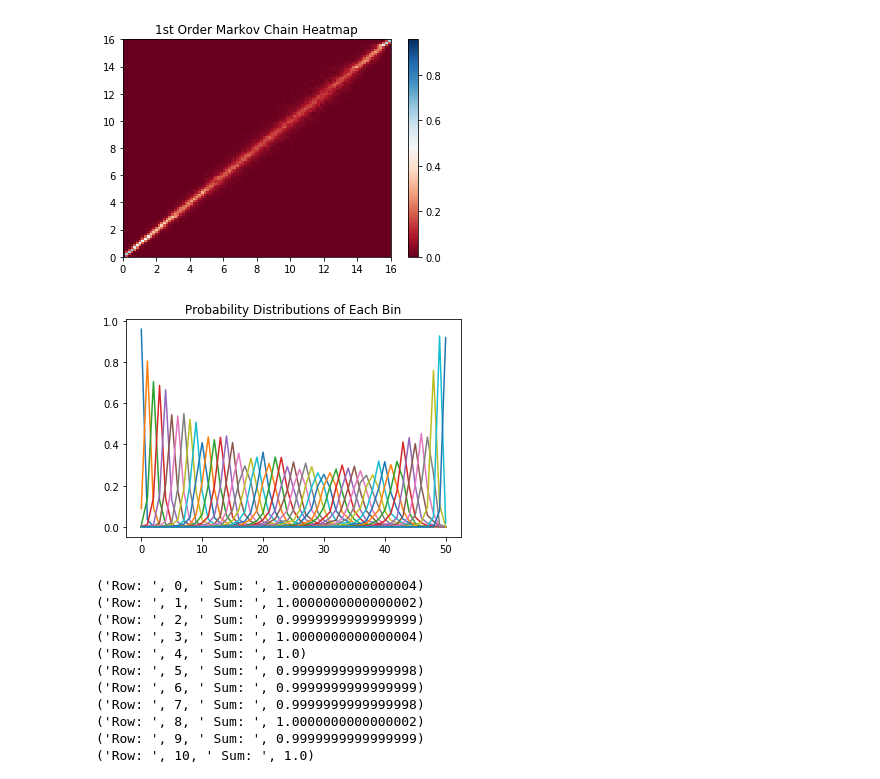
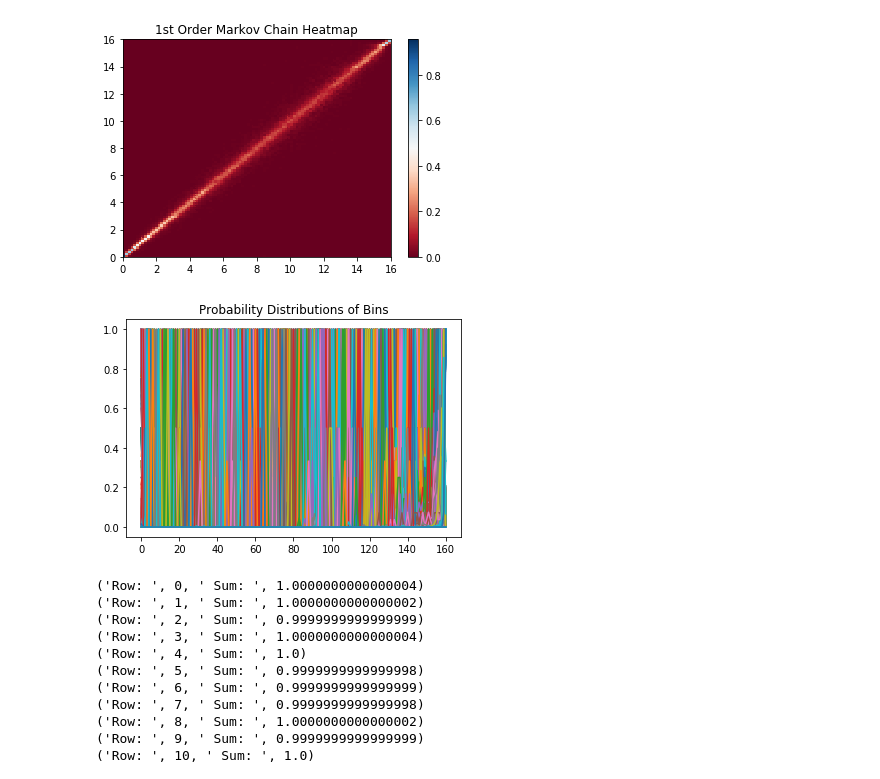
Before and after one commit to divyam-khandelwal/Thesis-Wind-Power-Prediction-Model, a Jupyter notebook: Wind Data Analysis.ipynb, the cells around one changed output. Drawn from its saved outputs; the diff is of its cells as text; code cells hidden in the pictures.

Commit message:
Generated first order Markov distributions

```diff
--- a/Wind Data Analysis.ipynb
+++ b/Wind Data Analysis.ipynb
@@ -139,31 +181,6 @@ for index, row in enumerate(transition_mtx):
 #### - Checking for independence of state transition events
 #### P( State S[t+1] reached from State S[t] | State S[i] was before State S[t])
 #### = P( State S[t+1] reached from State S[t]) # To guarantee first-order independence
-# %%
-# Construct a second order transition matrix
-second_order_transition_mtx = [[0.0 for i in range(n_bins + 1)] for j in range((n_bins + 1)**2)]
-
-# Initial assumption
-first_power_state = init_power
-second_power_state = data['Power'][1]
-
-for index, row in data.iterrows():
-
-    prev_power_first_idx = int(first_power_state / bin_size)
-    prev_power_second_idx = int(second_power_state / bin_size)
-
-    first_power_state = second_power_state
-    second_power_state = row['Power']
-
-    curr_power_idx = int(second_power_state / bin_size)
-
-    # Update transition matrix
-    #print(prev_power_first_idx * n_bins + prev_power_second_idx)
-    second_order_transition_mtx[prev_power_first_idx * n_bins + prev_power_second_idx][curr_power_idx] += 1
-
-    latest_power_val = row['Power']
-
-num_data_points = data['Power'].count()
 # %% [markdown]
 #### Error Factor == {P(E1) - P(E1.E2)/P(E2)}
 # %%
@@ -378,18 +395,18 @@ plt.show()
 # %% [output]
 [figure]
 # %%
-numpy_transition_mtx = np.array(transition_mtx)
+numpy_transition_mtx = np.array(second_order_kernel)
 
 num_plots = 0
-for index in range(len(transition_mtx)):
+for index in range(len(second_order_kernel)):
     plt.plot(numpy_transition_mtx[index,:])
     num_plots += 1
 #     if num_plots == 25:
 #         break
 plt.title("Probability Distributions of Bins")
 plt.show()
 # %% [output]
-[figure, old version]
+[figure, new version]
 # %%
 # Sanity check
 
```
Also changed, not shown: parts of 8 cells of this notebook.
